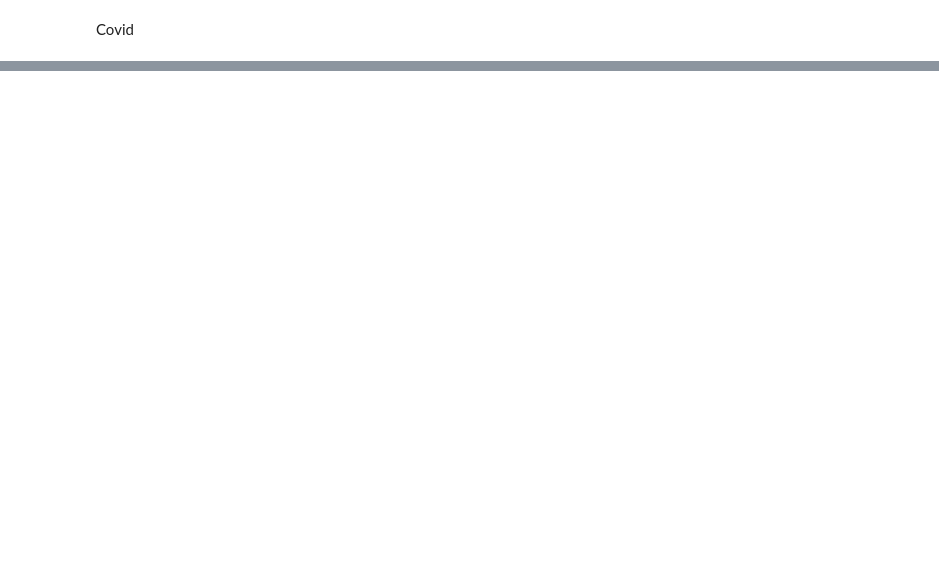
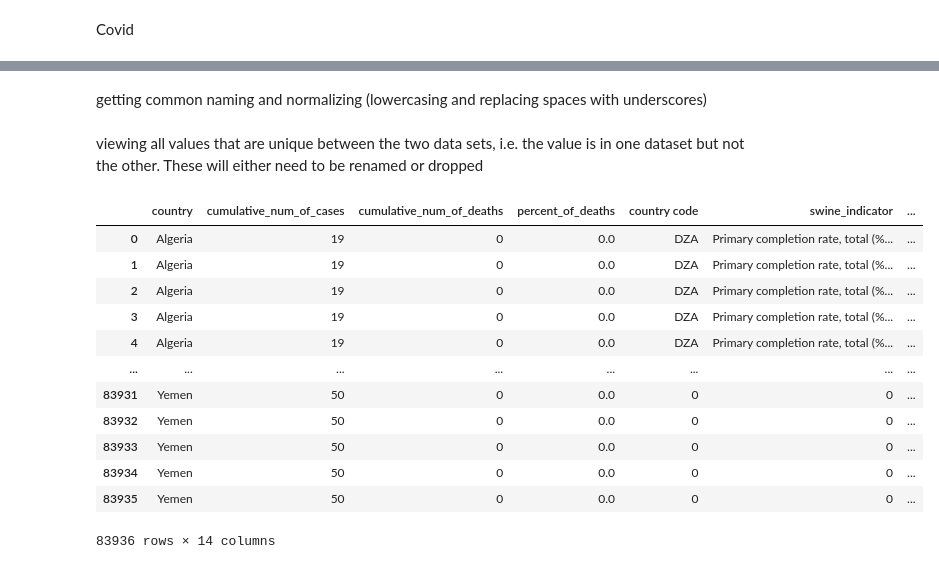
Before and after one commit to tzhang852/COMP-4447-Final-Project, a Jupyter notebook: merged.ipynb, the cells around one changed output, grey strips where cells are left out. Drawn from its saved outputs; the diff is of its cells as text; code cells hidden in the pictures; blank space fills up the shorter version.

Commit message:
merge swine/edu and hiv/aids

```diff
--- a/merged.ipynb
+++ b/merged.ipynb
@@ -202,7 +224,8 @@ The IndicatorCode, ValueType, ParentsLocationCode,ParentLocation,LocationType,Pe
 hiv_aids_df.drop(
     columns=['IndicatorCode', 'ValueType', 'ParentLocationCode', 'ParentLocation', 'Location type', 'Period type',
              'IsLatestYear', 'Language', 'DateModified', 'FactValueTranslationID', 'FactValueNumericPrefix',
-             'FactValueNumericLowPrefix', 'FactValueNumericLow', 'FactValueNumericLowPrefix', 'FactValueNumericHighPrefix',
+             'FactValueNumericLowPrefix', 'FactValueNumericLow', 'FactValueNumericLowPrefix',
+             'FactValueNumericHighPrefix',
              'FactValueNumericHigh', 'Value'], axis=1, inplace=True)
 # %% [markdown]
 There is still missing data for the value which is the most important column for analysis, dropping all the rows where the value is missing.
@@ -225,0 +308,12 @@ unique_countries = np.unique(covid_df['Country/Region'])
+# %%
+melted_swine_edu = pd.melt(swine_edu, id_vars=['Country', 'Cumulative no. of cases', 'Cumulative no. of deaths',
+                                               'Percent of Deaths', 'Country Code', 'Indicator Name', 'Indicator Code'],
+                           value_vars=['1960', '1961', '1962', '1963', '1964', '1965', '1966', '1967', '1968',
+                                       '1969', '1970', '1971', '1972', '1973', '1974', '1975', '1976', '1977',
+                                       '1978', '1979', '1980', '1981', '1982', '1983', '1984', '1985', '1986',
+                                       '1987', '1988', '1989', '1990', '1991', '1992', '1993', '1994', '1995',
+                                       '1996', '1997', '1998', '1999', '2000', '2001', '2002', '2003', '2004',
+                                       '2005', '2006', '2007', '2008', '2009', '2010', '2011', '2012', '2013',
+                                       '2014', '2015', '2016', '2017', '2018', '2019', '2020'])
+
+melted_swine_edu
@@ -225,0 +336,36 @@ unique_countries = np.unique(covid_df['Country/Region'])
+# %% [markdown]
+getting common naming and normalizing (lowercasing and replacing spaces with underscores)
+# %%
+melted_swine_edu.rename(columns={"Country": "country",
+                                 "Cumulative no. of cases": "cumulative_num_of_cases",
+                                 "Cumulative no. of deaths": "cumulative_num_of_deaths",
+                                 "Percent of Deaths": "percent_of_deaths",
+                                 "Country Code": "country_code",
+                                 "Indicator Name": "swine_indicator",
+                                 "Indicator Code": "swine_indicator_code",
+                                 "variable": "year"}, inplace=True)
+
+hiv_aids_df.rename(columns={"Indicator": "hiv_aids_indicator",
+                            "SpatialDimValueCode":"country_code",
+                            "Location": "country",
+                            "Period": "year",
+                            "FactValueNumeric": "hiv_deaths"}, inplace=True)
+# %% [markdown]
+viewing all values that are unique between the two data sets, i.e. the value is in one dataset but not the other. These will either need to be renamed or dropped
+# %%
+melted_swine_edu_hiv_aids_df = melted_swine_edu.merge(hiv_aids_df, on=['country'],indicator=True)
+melted_swine_edu_hiv_aids_df[melted_swine_edu_hiv_aids_df['_merge'] == 'both']
+# %% [output]
+|  | country | cumulative_num_of_cases | cumulative_num_of_deaths | percent_of_deaths | country code | swine_indicator | ... |
+| 0 | Algeria | 19 | 0 | 0.0 | DZA | Primary completion rate, total (%... | ... |
+| 1 | Algeria | 19 | 0 | 0.0 | DZA | Primary completion rate, total (%... | ... |
+| 2 | Algeria | 19 | 0 | 0.0 | DZA | Primary completion rate, total (%... | ... |
+| 3 | Algeria | 19 | 0 | 0.0 | DZA | Primary completion rate, total (%... | ... |
+| 4 | Algeria | 19 | 0 | 0.0 | DZA | Primary completion rate, total (%... | ... |
+| ... | ... | ... | ... | ... | ... | ... | ... |
+| 83931 | Yemen | 50 | 0 | 0.0 | 0 | 0 | ... |
+| 83932 | Yemen | 50 | 0 | 0.0 | 0 | 0 | ... |
+| 83933 | Yemen | 50 | 0 | 0.0 | 0 | 0 | ... |
+| 83934 | Yemen | 50 | 0 | 0.0 | 0 | 0 | ... |
+| 83935 | Yemen | 50 | 0 | 0.0 | 0 | 0 | ... |
+83936 rows × 14 columns
```
Also changed, not shown: parts of 13 cells of this notebook.
